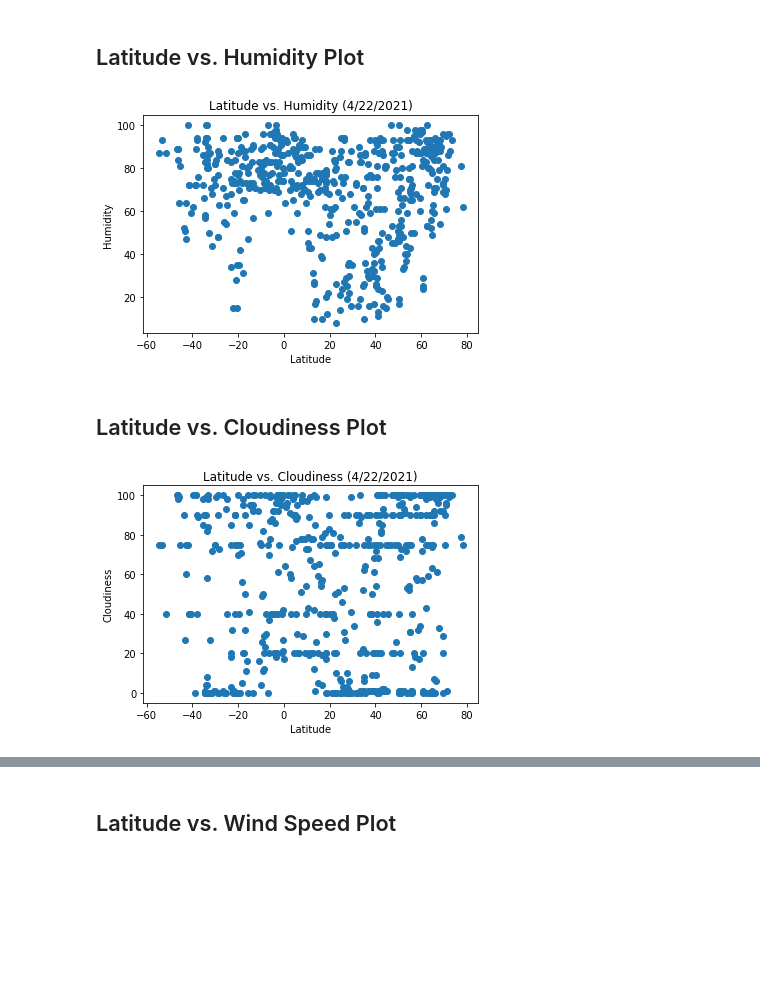
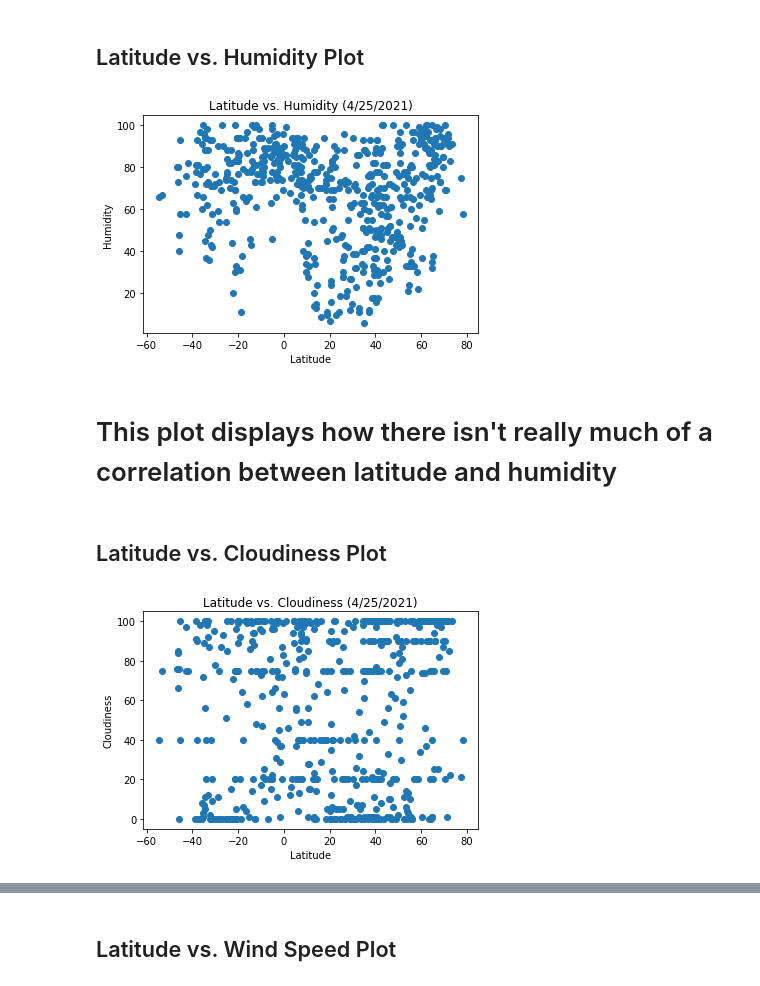
Before and after one commit to jconcha56429/python-api-challenge, a Jupyter notebook: WeatherPy/WeatherPy.ipynb, the cells around one changed output, grey strips where cells are left out. Saved outputs shown, nothing was run; the diff lists cells and outputs as text; code cells hidden in the pictures; blank space fills up the shorter version.

```diff
--- a/WeatherPy/WeatherPy.ipynb
+++ b/WeatherPy/WeatherPy.ipynb
@@ -196,19 +228,23 @@ plt.show()
 ## Latitude vs. Humidity Plot
 # %%
 plt.scatter(lat,humid)
-plt.title('Latitude vs. Humidity (4/22/2021)')
+plt.title('Latitude vs. Humidity (4/25/2021)')
 plt.xlabel('Latitude')
 plt.ylabel('Humidity')
+plt.savefig('weather_images/latitude_vs_humidity')
 plt.show()
 # %% [output]
-[figure, old version]
+[figure, new version]
+# %% [markdown]
+# This plot displays how there isn't really much of a correlation between latitude and humidity
 # %% [markdown]
 ## Latitude vs. Cloudiness Plot
 # %%
 plt.scatter(lat,cloud)
-plt.title('Latitude vs. Cloudiness (4/22/2021)')
+plt.title('Latitude vs. Cloudiness (4/25/2021)')
 plt.xlabel('Latitude')
 plt.ylabel('Cloudiness')
+plt.savefig('weather_images/latitude_vs_cloudiness')
 plt.show()
 # %% [output]
-[figure, old version]
+[figure, new version]
```
Also changed, not shown: parts of 30 cells of this notebook, 6 other files.
